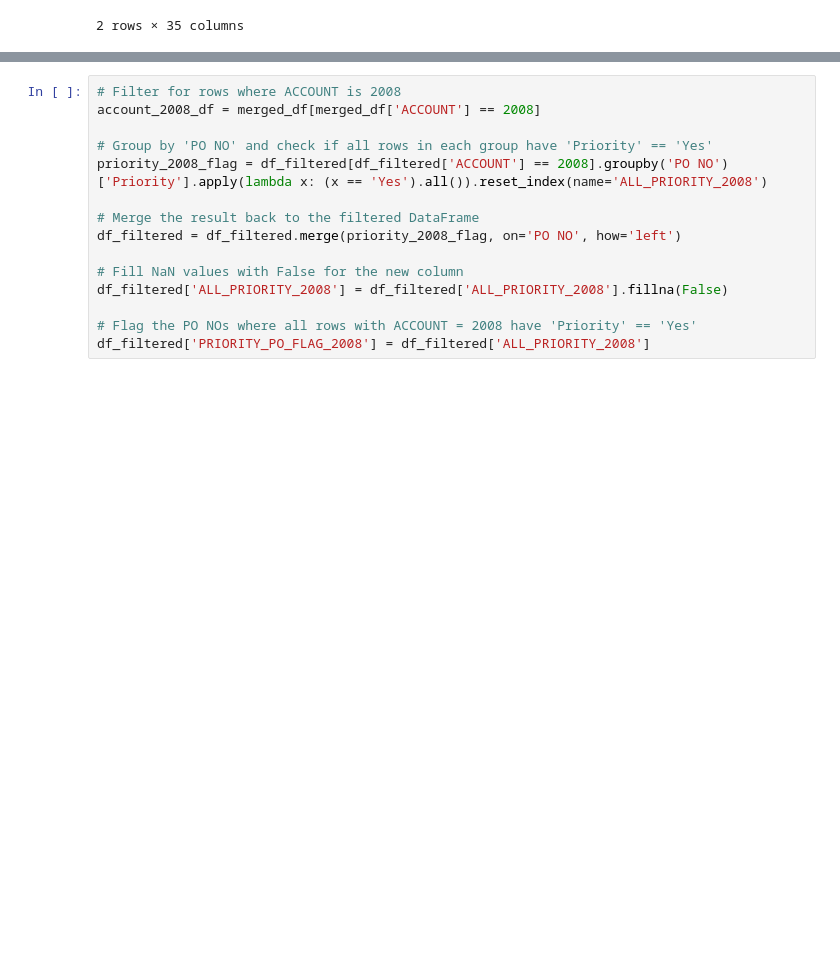
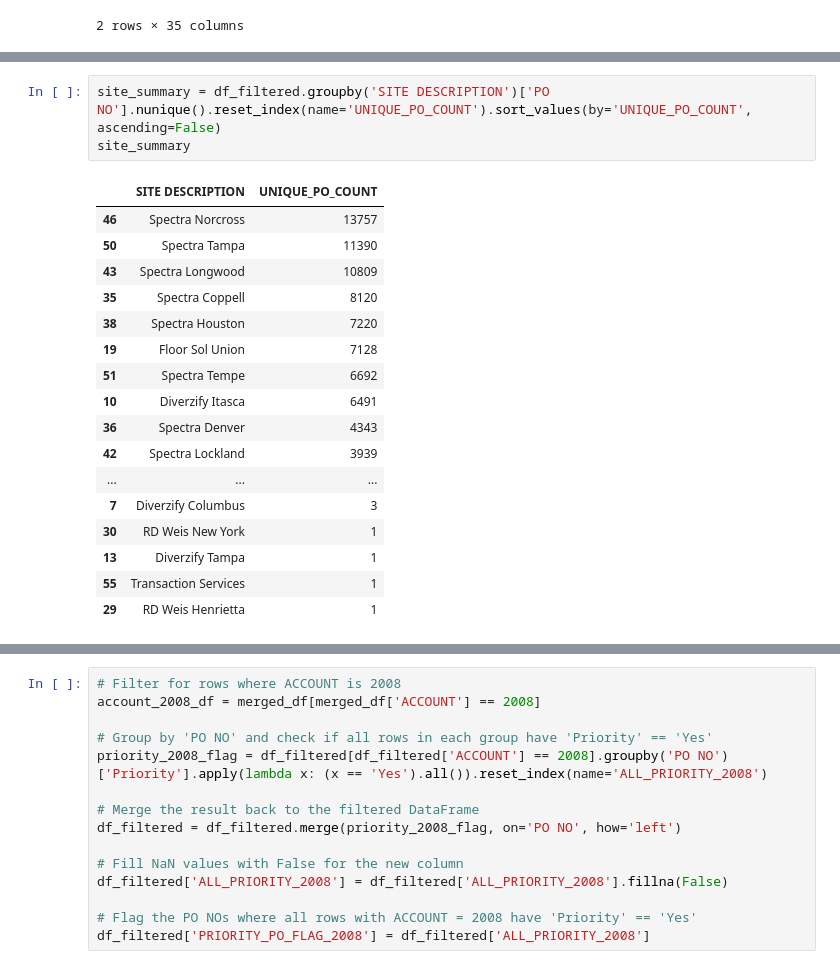
Before and after one commit to Zhuwaki/diverzify_freight_analysis, a Jupyter notebook: notebooks/nigel_04042025_freight_analysis.ipynb, the cells around one changed output, grey strips where cells are left out. Saved outputs shown, nothing was run; the diff lists cells and outputs as text; blank space fills up the shorter version.

```diff
--- a/notebooks/nigel_04042025_freight_analysis.ipynb
+++ b/notebooks/nigel_04042025_freight_analysis.ipynb
@@ -271,0 +337,21 @@ df_filtered.head(2)
+# %%
+site_summary = df_filtered.groupby('SITE DESCRIPTION')['PO NO'].nunique().reset_index(name='UNIQUE_PO_COUNT').sort_values(by='UNIQUE_PO_COUNT', ascending=False)
+site_summary
+# %% [output]
+|  | SITE DESCRIPTION | UNIQUE_PO_COUNT |
+| 46 | Spectra Norcross | 13757 |
+| 50 | Spectra Tampa | 11390 |
+| 43 | Spectra Longwood | 10809 |
+| 35 | Spectra Coppell | 8120 |
+| 38 | Spectra Houston | 7220 |
+| 19 | Floor Sol Union | 7128 |
+| 51 | Spectra Tempe | 6692 |
+| 10 | Diverzify Itasca | 6491 |
+| 36 | Spectra Denver | 4343 |
+| 42 | Spectra Lockland | 3939 |
+| ... | ... | ... |
+| 7 | Diverzify Columbus | 3 |
+| 30 | RD Weis New York | 1 |
+| 13 | Diverzify Tampa | 1 |
+| 55 | Transaction Services | 1 |
+| 29 | RD Weis Henrietta | 1 |
```
Also changed, not shown: parts of 23 cells of this notebook, 2 other files.
